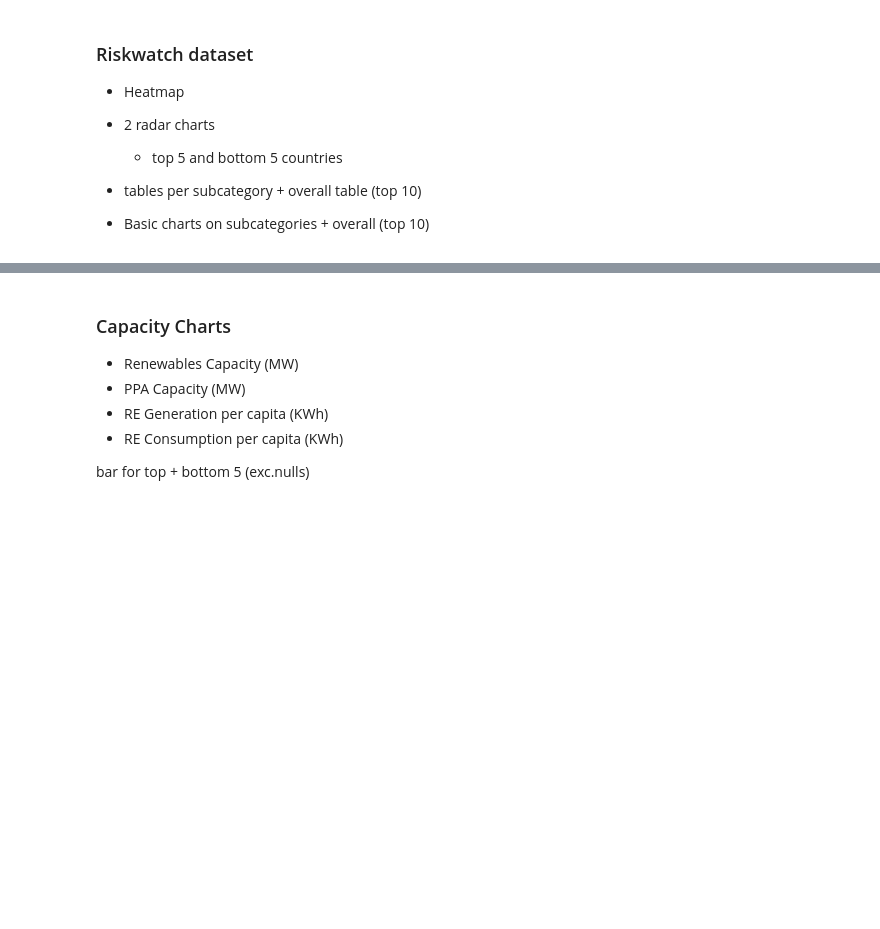
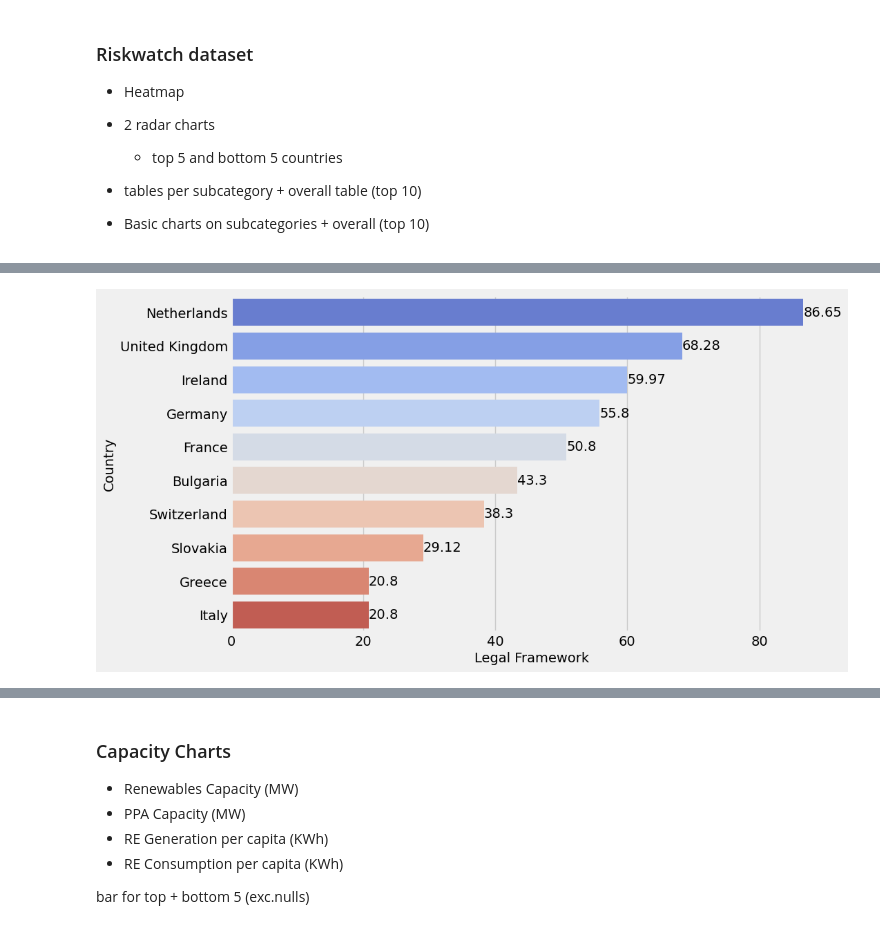
Before and after one commit to inspiratia-am/public_tests, a Jupyter notebook: riskwatch_2023charts.ipynb, the cells around one changed output, grey strips where cells are left out. Cells and saved outputs as stored; diff of their text form; code cells hidden in the pictures; blank space fills up the shorter version.

```diff
--- a/riskwatch_2023charts.ipynb
+++ b/riskwatch_2023charts.ipynb
@@ -62,0 +68,2 @@ df_rw.head()
+# %%
+subset = df_rw[['Country', 'Transition Readiness', 'LF Score', 'IO Score']]
@@ -62,0 +87,8 @@ df_rw.head()
+# %%
+plt.figure(figsize=(10, 6))
+ax = sns.barplot(data=subset, x='Legal Framework', y='Country',palette='coolwarm')
+# plt.xscale('log')
+ax.bar_label(ax.containers[0])
+plt.show()
+# %% [output]
+[figure, added]
```
Also changed, not shown: parts of 11 cells of this notebook, 10 other files.
